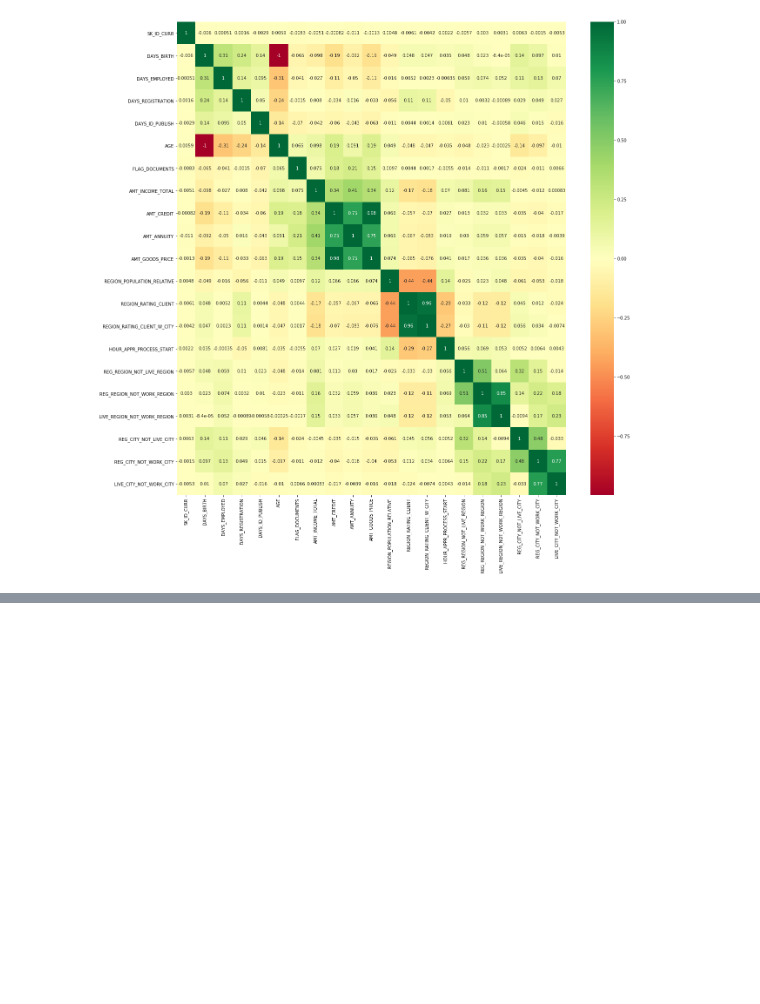
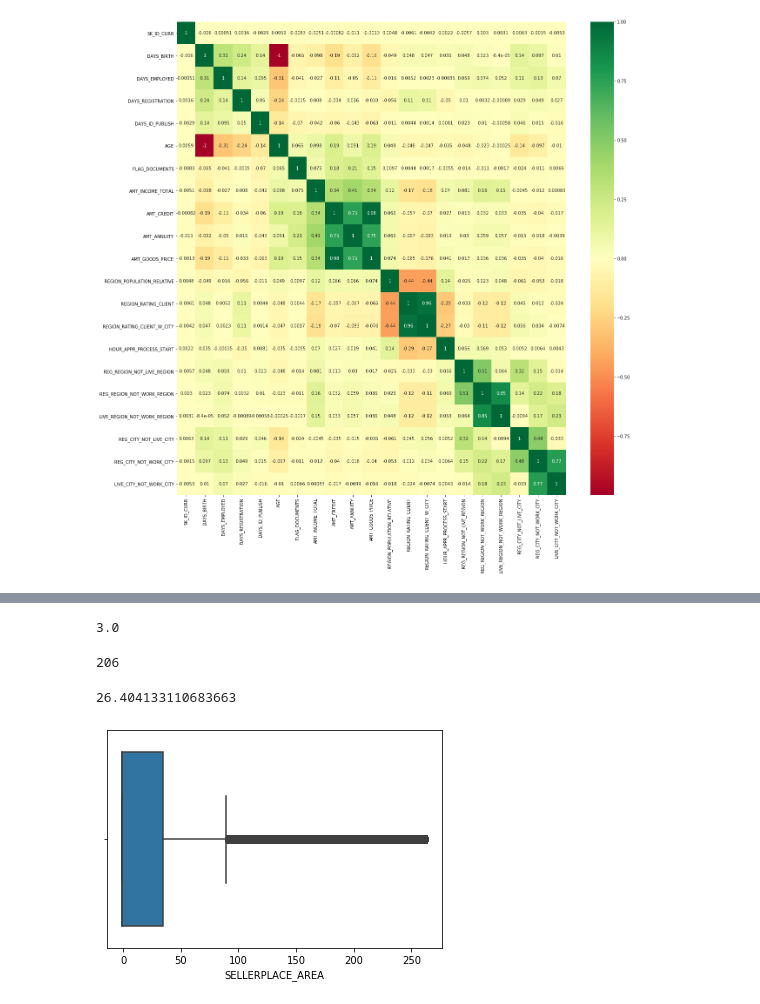
Before and after one commit to Sushil-Deore/Credit_EDA, a Jupyter notebook: Credit_EDA_Case_Study.ipynb, the cells around one changed output, grey strips where cells are left out. Drawn from its saved outputs; the diff is of its cells as text; code cells hidden in the pictures; blank space fills up the shorter version.

```diff
--- a/Credit_EDA_Case_Study.ipynb
+++ b/Credit_EDA_Case_Study.ipynb
@@ -1961,0 +2044,4 @@ Now, we will check previous application dataset
+# %%
+# Removing columns whose null values greater than 20 % of total values.
+
+pre_app = pre_app.loc[:, pre_app.isnull().mean() <= 0.20]
@@ -1961,0 +2110,4 @@ Now, we will check previous application dataset
+# %%
+# Imputing AMT_CREDIT missing values with mean values
+
+pre_app['AMT_CREDIT'].fillna(pre_app['AMT_CREDIT'].mean(),inplace=True)
@@ -1961,0 +2140,2 @@ Now, we will check previous application dataset
+# %%
+pre_app['PRODUCT_COMBINATION'].fillna(pre_app['PRODUCT_COMBINATION'].mode()[0],inplace=True)
@@ -1961,0 +2185,24 @@ Now, we will check previous application dataset
+# %%
+out = pre_app['SELLERPLACE_AREA']
+out.quantile(0.5)
+# %% [output]
+3.0
+# %%
+upper_quartile = out.quantile(.75)
+lower_quartile = out.quantile(.25)
+iqr = upper_quartile - lower_quartile
+out[out<=(upper_quartile+1.5*iqr)].max()
+# %% [output]
+206
+# %%
+# Excluding values outside of 99 percentile of SELLERPLACE AREA in Previous_Application Dataset.
+pre_app = pre_app[pre_app['SELLERPLACE_AREA'] < 264]
+# %%
+pre_app['SELLERPLACE_AREA'].mean()
+# %% [output]
+26.404133110683663
+# %%
+sns.boxplot(pre_app['SELLERPLACE_AREA'])
+plt.show()
+# %% [output]
+[figure, added]
```
Also changed, not shown: parts of 54 cells of this notebook.
